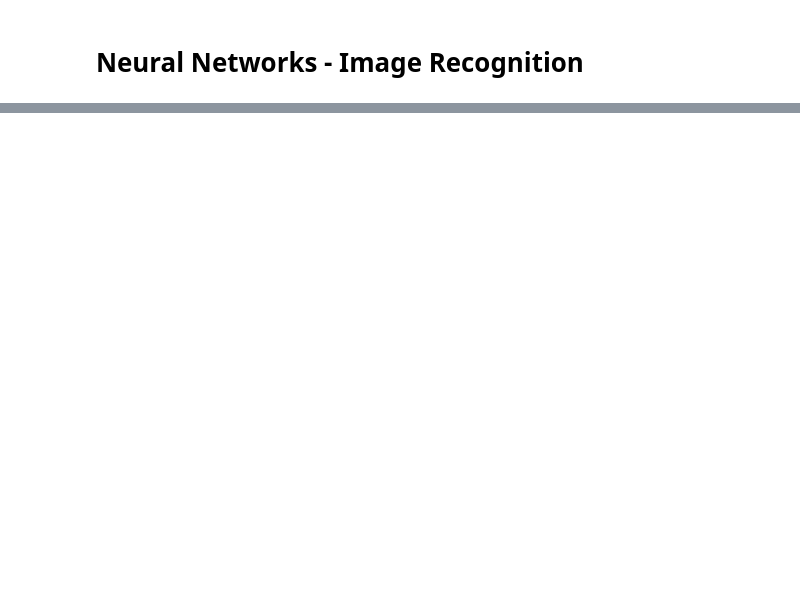
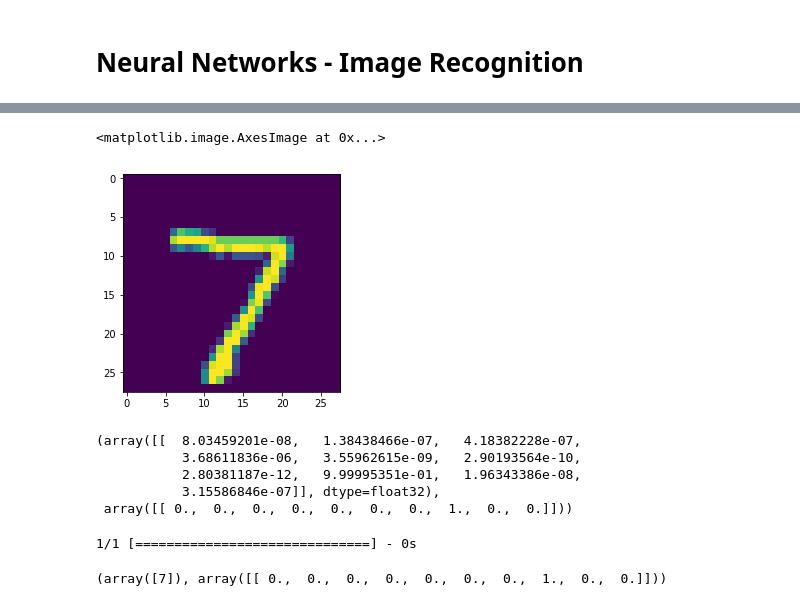
Before and after one commit to jhuaap/mlnn, a Jupyter notebook: lesson/12/Neural Networks - Image Recognition.ipynb, the cells around one changed output, grey strips where cells are left out. Drawn from its saved outputs; the diff is of its cells as text; code cells hidden in the pictures; blank space fills up the shorter version.

```diff
--- a/lesson/12/Neural Networks - Image Recognition.ipynb
+++ b/lesson/12/Neural Networks - Image Recognition.ipynb
@@ -129,0 +216,18 @@ print('Test accuracy:', score[1])
+# %%
+plt.imshow(x_test[0].reshape(28,28))
+# %% [output]
+<matplotlib.image.AxesImage at 0x...>
+[figure, added]
+# %%
+model.predict(x_test[0:1]), y_test[:1]
+# %% [output]
+(array([[  8.03459201e-08,   1.38438466e-07,   4.18382228e-07,
+           3.68611836e-06,   3.55962615e-09,   2.90193564e-10,
+           2.80381187e-12,   9.99995351e-01,   1.96343386e-08,
+           3.15586846e-07]], dtype=float32),
+ array([[ 0.,  0.,  0.,  0.,  0.,  0.,  0.,  1.,  0.,  0.]]))
+# %%
+model.predict_classes(x_test[0:1]), y_test[:1]
+# %% [output]
+1/1 [==============================] - 0s
+(array([7]), array([[ 0.,  0.,  0.,  0.,  0.,  0.,  0.,  1.,  0.,  0.]]))
```
Also changed, not shown: parts of 18 cells of this notebook, 1 other file.
